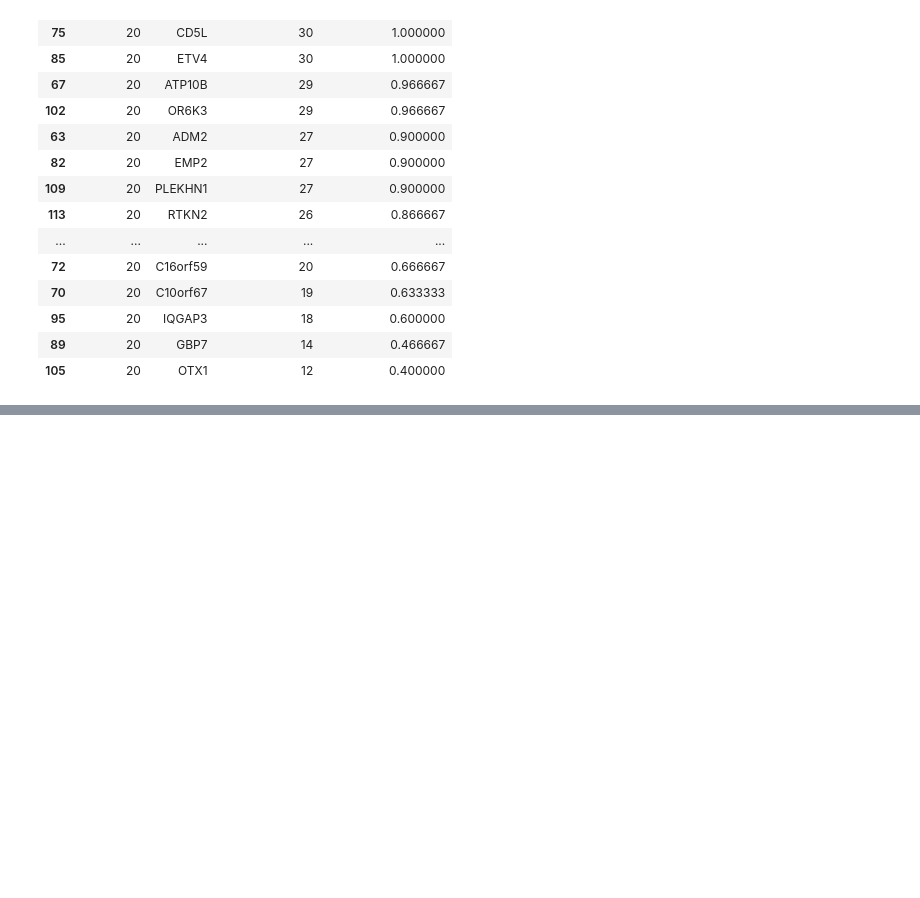
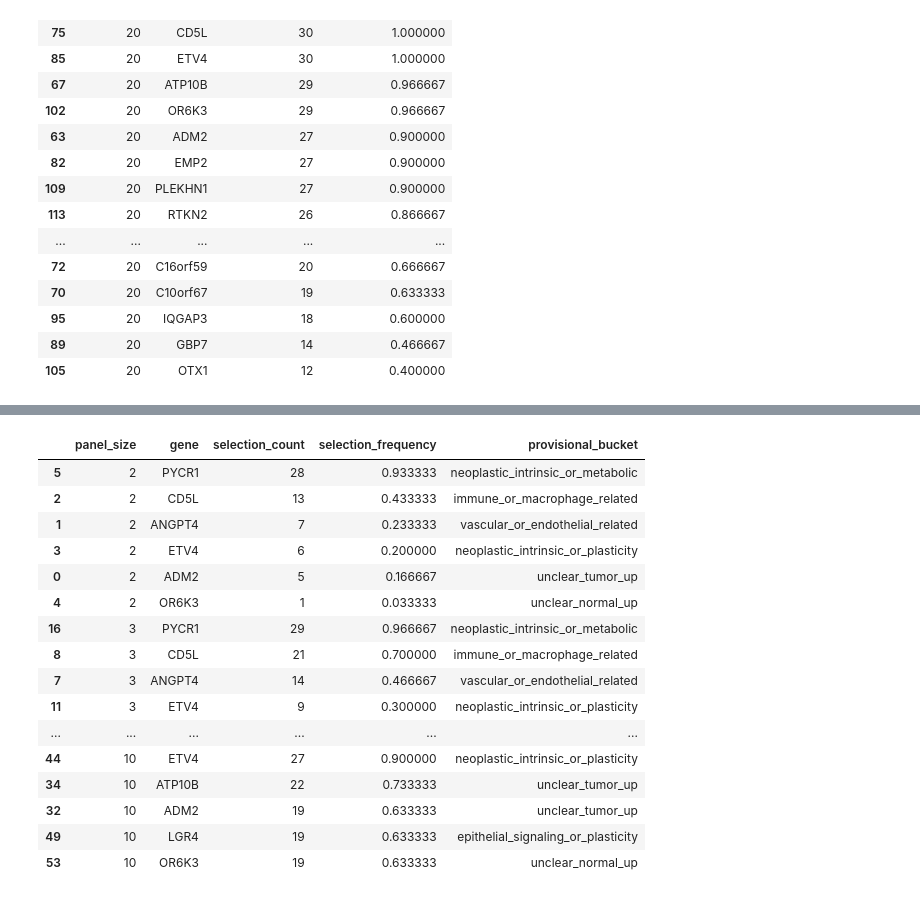
Before and after one commit to aditya-git16/cancer-lab, a Jupyter notebook: notebooks/06_repeated_split_stability.ipynb, the cells around one changed output, grey strips where cells are left out. Drawn from its saved outputs; the diff is of its cells as text; code cells hidden in the pictures; blank space fills up the shorter version.

```diff
--- a/notebooks/06_repeated_split_stability.ipynb
+++ b/notebooks/06_repeated_split_stability.ipynb
@@ -295,0 +298,28 @@ performance_summary.to_csv(
+# %%
+bucket_map = {
+    "PYCR1": "neoplastic_intrinsic_or_metabolic",
+    "ETV4": "neoplastic_intrinsic_or_plasticity",
+    "CD5L": "immune_or_macrophage_related",
+    "ADM2": "unclear_tumor_up",
+    "LGR4": "epithelial_signaling_or_plasticity",
+    "ATP10B": "unclear_tumor_up",
+    "OR6K3": "unclear_normal_up",
+    "EMP2": "normal_architecture_or_epithelial",
+    "SPP1": "tme_macrophage_or_tumor_associated",
+    "C10orf67": "unclear_normal_up",
+    "PLEKHN1": "unclear_tumor_up",
+    "FAM83A": "neoplastic_intrinsic_or_plasticity",
+    "CELA2B": "unclear_normal_up",
+    "CYP3A7": "lineage_or_metabolic_unclear",
+    "EPB42": "blood_or_erythroid_composition",
+    "RTKN2": "unclear_normal_up",
+    "ANGPT4": "vascular_or_endothelial_related",
+    "NCRNA00115": "unclear_tumor_up",
+    "HBM": "blood_or_erythroid_composition",
+    "OVCH1": "unclear_normal_up",
+
+    # genes appearing in repeated split top lists
+    "C16orf59": "unclear",
+    "GBP7": "immune_or_inflammatory_related",
+    "RASAL1": "unclear_normal_or_endothelial_related",
+}
@@ -295,0 +378,33 @@ performance_summary.to_csv(
+# %%
+stable_gene_table = gene_frequency.copy()
+stable_gene_table["provisional_bucket"] = stable_gene_table["gene"].map(bucket_map).fillna("unannotated")
+
+stable_gene_table = stable_gene_table.sort_values(
+    ["panel_size", "selection_frequency"],
+    ascending=[True, False],
+)
+
+stable_gene_table.to_csv(
+    "../data/processed/repeated_split_stable_gene_buckets.csv",
+    index=False,
+)
+
+stable_gene_table.head(40)
+# %% [output]
+|  | panel_size | gene | selection_count | selection_frequency | provisional_bucket |
+| 5 | 2 | PYCR1 | 28 | 0.933333 | neoplastic_intrinsic_or_metabolic |
+| 2 | 2 | CD5L | 13 | 0.433333 | immune_or_macrophage_related |
+| 1 | 2 | ANGPT4 | 7 | 0.233333 | vascular_or_endothelial_related |
+| 3 | 2 | ETV4 | 6 | 0.200000 | neoplastic_intrinsic_or_plasticity |
+| 0 | 2 | ADM2 | 5 | 0.166667 | unclear_tumor_up |
+| 4 | 2 | OR6K3 | 1 | 0.033333 | unclear_normal_up |
+| 16 | 3 | PYCR1 | 29 | 0.966667 | neoplastic_intrinsic_or_metabolic |
+| 8 | 3 | CD5L | 21 | 0.700000 | immune_or_macrophage_related |
+| 7 | 3 | ANGPT4 | 14 | 0.466667 | vascular_or_endothelial_related |
+| 11 | 3 | ETV4 | 9 | 0.300000 | neoplastic_intrinsic_or_plasticity |
+| ... | ... | ... | ... | ... | ... |
+| 44 | 10 | ETV4 | 27 | 0.900000 | neoplastic_intrinsic_or_plasticity |
+| 34 | 10 | ATP10B | 22 | 0.733333 | unclear_tumor_up |
+| 32 | 10 | ADM2 | 19 | 0.633333 | unclear_tumor_up |
+| 49 | 10 | LGR4 | 19 | 0.633333 | epithelial_signaling_or_plasticity |
+| 53 | 10 | OR6K3 | 19 | 0.633333 | unclear_normal_up |
```
Also changed, not shown: parts of 4 cells of this notebook.
